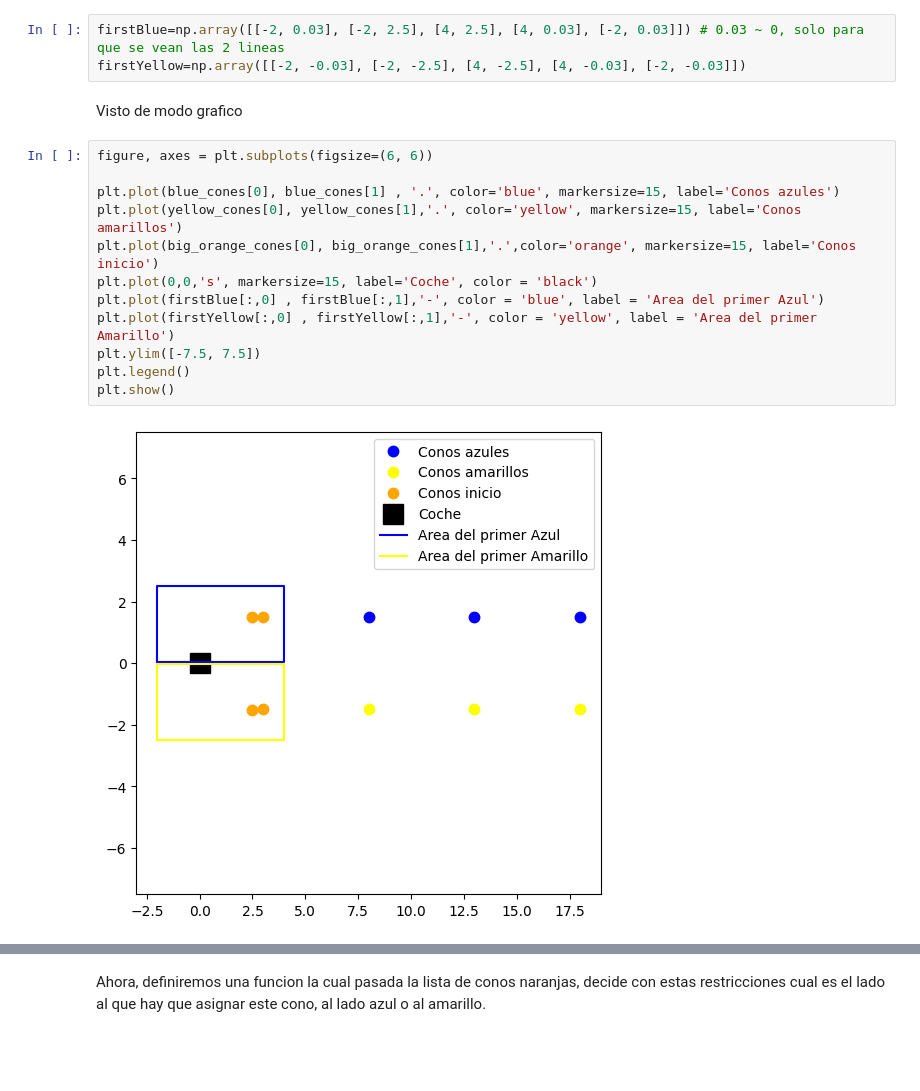
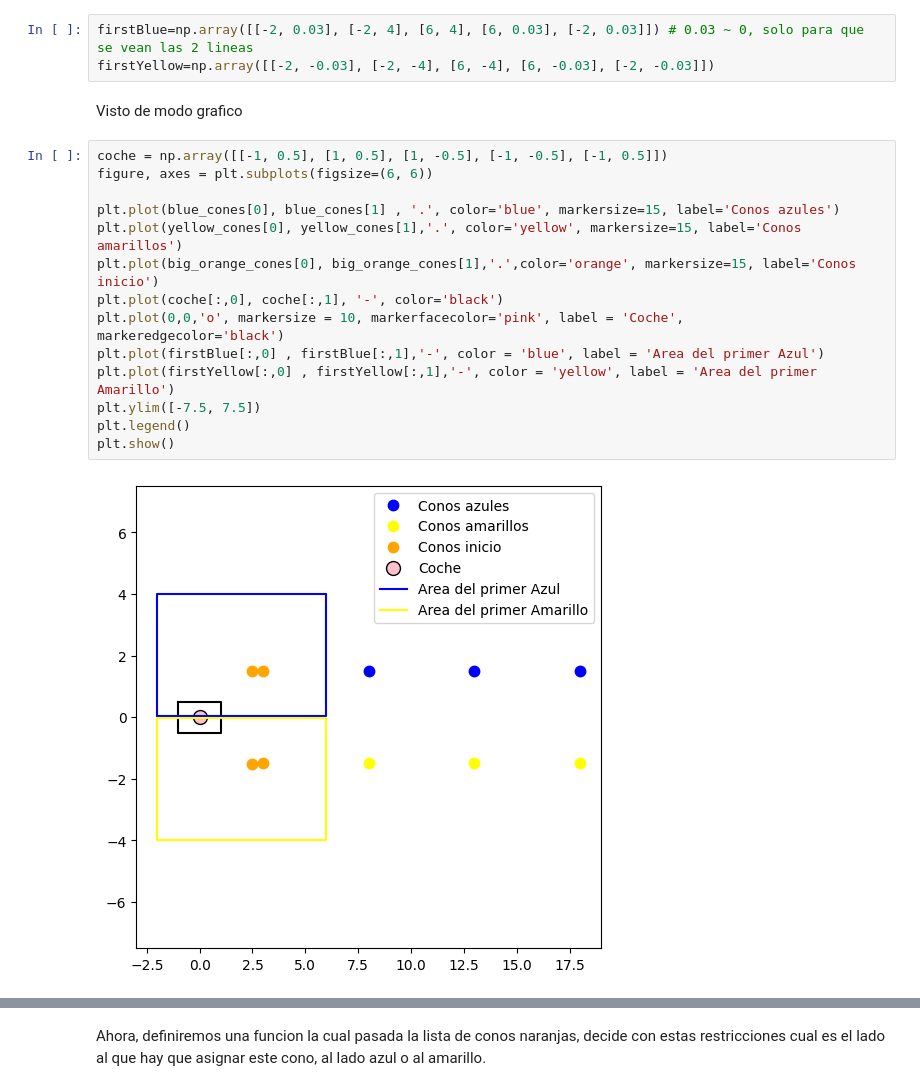
Before and after one commit to ortiwii/tfg-modulo-planificacion, a Jupyter notebook: notebooks/Track Boundings.ipynb, the cells around one changed output, grey strips where cells are left out. Saved outputs shown, nothing was run; the diff lists cells and outputs as text; blank space fills up the shorter version.

```diff
--- a/notebooks/Track Boundings.ipynb
+++ b/notebooks/Track Boundings.ipynb
@@ -29,21 +29,23 @@ plt.show()
 # %% [markdown]
 Para definir cual es el primer cono naranja de cada lado de la pista, se definira una zona en la que podran estar estos conos
 # %%
-firstBlue=np.array([[-2, 0.03], [-2, 2.5], [4, 2.5], [4, 0.03], [-2, 0.03]]) # 0.03 ~ 0, solo para que se vean las 2 lineas
-firstYellow=np.array([[-2, -0.03], [-2, -2.5], [4, -2.5], [4, -0.03], [-2, -0.03]])
+firstBlue=np.array([[-2, 0.03], [-2, 4], [6, 4], [6, 0.03], [-2, 0.03]]) # 0.03 ~ 0, solo para que se vean las 2 lineas
+firstYellow=np.array([[-2, -0.03], [-2, -4], [6, -4], [6, -0.03], [-2, -0.03]])
 # %% [markdown]
 Visto de modo grafico
 # %%
+coche = np.array([[-1, 0.5], [1, 0.5], [1, -0.5], [-1, -0.5], [-1, 0.5]])
 figure, axes = plt.subplots(figsize=(6, 6))
 
 plt.plot(blue_cones[0], blue_cones[1] , '.', color='blue', markersize=15, label='Conos azules')
 plt.plot(yellow_cones[0], yellow_cones[1],'.', color='yellow', markersize=15, label='Conos amarillos')
 plt.plot(big_orange_cones[0], big_orange_cones[1],'.',color='orange', markersize=15, label='Conos inicio')
-plt.plot(0,0,'s', markersize=15, label='Coche', color = 'black')
+plt.plot(coche[:,0], coche[:,1], '-', color='black')
+plt.plot(0,0,'o', markersize = 10, markerfacecolor='pink', label = 'Coche',  markeredgecolor='black')
 plt.plot(firstBlue[:,0] , firstBlue[:,1],'-', color = 'blue', label = 'Area del primer Azul')
 plt.plot(firstYellow[:,0] , firstYellow[:,1],'-', color = 'yellow', label = 'Area del primer Amarillo')
 plt.ylim([-7.5, 7.5])
 plt.legend()
 plt.show()
 # %% [output]
-[figure, old version]
+[figure, new version]
```
Also changed, not shown: parts of 4 cells of this notebook, 10 other files.
